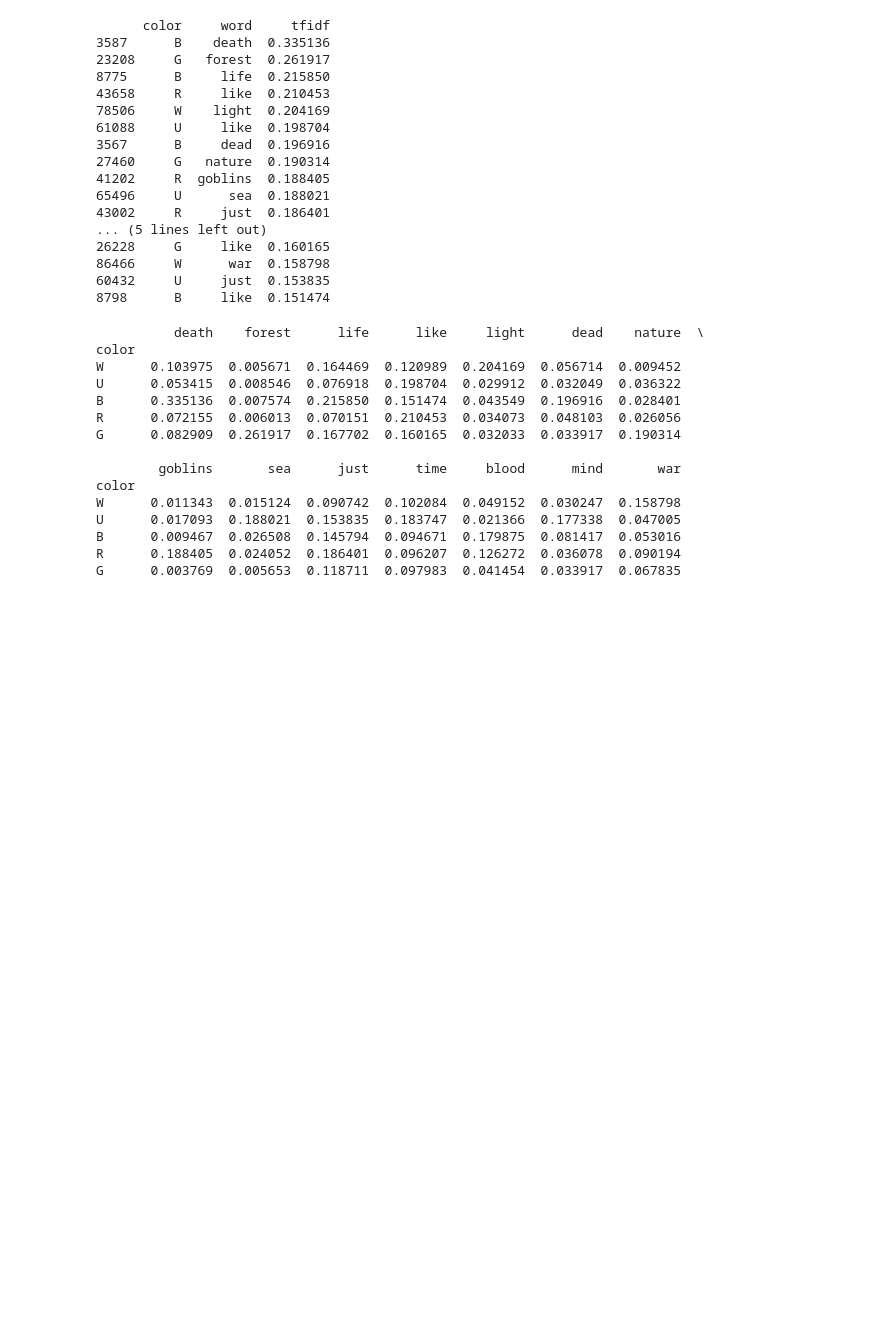
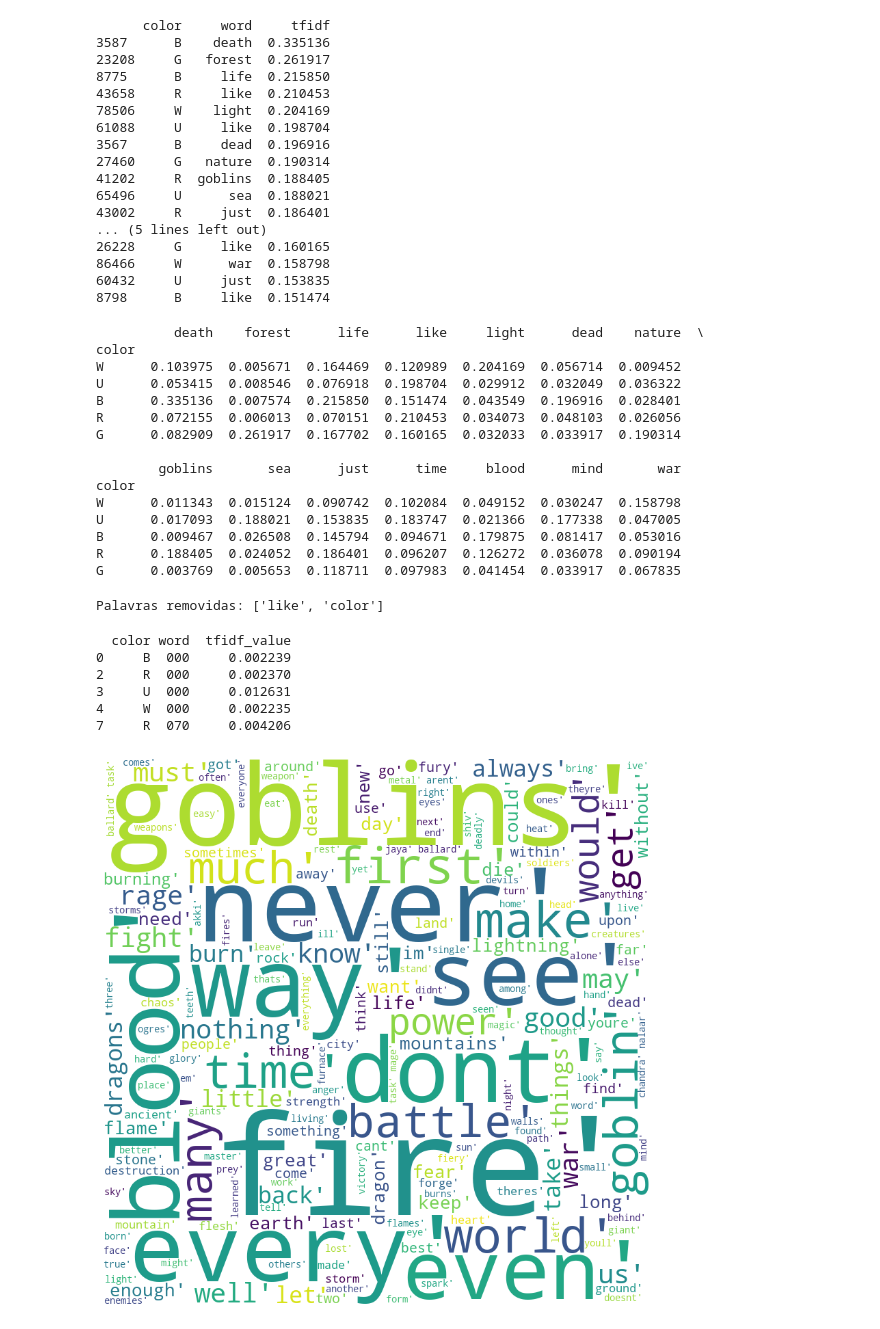
Before and after one commit to JoaoVitorFigueiredo/MagicColourAnalisis_TextMining, a Jupyter notebook: codigo.ipynb, the cells around one changed output. Drawn from its saved outputs; the diff is of its cells as text; code cells hidden in the pictures; blank space fills up the shorter version.

```diff
--- a/codigo.ipynb
+++ b/codigo.ipynb
@@ -199,12 +199,6 @@ Coluna: multiverse_id
 
 Coluna: recursion
 [False  True]
-# %%
-def preprocess(text, stop_words):
-    text = re.sub(r'[^\w\s]', '', text.lower())  # Remove pontuação e converte para minúsculas
-    tokens = word_tokenize(text)  # Tokeniza o texto
-    filtered_tokens = [word for word in tokens if word not in stop_words]  # Remove as stop words
-    return filtered_tokens
 # %%
 # Certifique-se de que os dados estão em formato de string antes de processar
 df["flavor"] = df["flavor"].astype(str)  # Converte para string, caso não esteja
@@ -212,12 +206,16 @@ df["flavor"] = df["flavor"].astype(str)  # Converte para string, caso não estej
 # Definir stop words
 stop_words = set(stopwords.words("english"))  # Necessário baixar as stop words antes
 
+print(stop_words)
+stop_words.add('one')
+
 # Define a função de preprocessamento
 def preprocess(text, stop_words):
     # Remove pontuação e converte para minúsculas
     text = re.sub(r'[^\w\s]', '', text.lower())
     # Tokeniza o texto
     tokens = word_tokenize(text)
+    print(tokens)
     # Remove as stop words
     filtered_tokens = [word for word in tokens if word not in stop_words]
     return filtered_tokens
@@ -343,6 +341,64 @@ U      0.017093  0.188021  0.153835  0.183747  0.021366  0.177338  0.047005
 B      0.009467  0.026508  0.145794  0.094671  0.179875  0.081417  0.053016
 R      0.188405  0.024052  0.186401  0.096207  0.126272  0.036078  0.090194
 G      0.003769  0.005653  0.118711  0.097983  0.041454  0.033917  0.067835
+# %%
+# Calcular a soma dos valores de TF-IDF para cada palavra
+tfidf_sum = tfidf_df.sum(axis=0)
+
+# Identificar palavras a remover: TF-IDF > 0.1 em todas as cores e soma > 0.6
+words_to_remove = []
+
+for word in tfidf_df.columns:
+    if all(tfidf_df[word] > 0.1) and tfidf_sum[word] > 0.6:
+        words_to_remove.append(word)
+
+# Função para remover as palavras da lista
+def remove_words(flavor_list, words_to_remove):
+    return [word for word in flavor_list if word not in words_to_remove]
+
+words_to_remove.append('color')
+# Remover as palavras identificadas
+filtered_tfidf_df = tfidf_df.drop(columns=words_to_remove)
+
+# Aplicar a função à coluna 'processed_flavor'
+df['processed_flavor'] = df['processed_flavor'].apply(lambda x: remove_words(x, words_to_remove))
+
+# Exibir as palavras removidas
+print("Palavras removidas:", words_to_remove)
+# %% [output]
+Palavras removidas: ['like', 'color']
+# %%
+import pandas as pd
+
+# Calcular a soma dos valores de TF-IDF para cada palavra
+tfidf_sum = filtered_tfidf_df.sum(axis=0)
+
+# Identificar palavras a remover: TF-IDF > 0.1 em todas as cores e soma > 0.6
+words_to_remove = []
+
+for word in filtered_tfidf_df.columns:
+    if all(filtered_tfidf_df[word] > 0.1) and tfidf_sum[word] > 0.6:
+        words_to_remove.append(word)
+
+# Remover as palavras identificadas
+filtered_tfidf_df_df = filtered_tfidf_df.drop(columns=words_to_remove)
+
+# Agora, reorganizar as palavras em uma coluna, mantendo as cores nas linhas
+# "melt" transforma as colunas em uma única coluna de palavras e uma coluna de cores
+melted_df = filtered_tfidf_df.reset_index().melt(id_vars=['color'], var_name='word', value_name='tfidf_value')
+
+# Remover as linhas com valor de TF-IDF 0 (não precisam ser exibidas)
+melted_df = melted_df[melted_df['tfidf_value'] > 0]
+
+# Exibir o DataFrame reorganizado
+print(melted_df.head())
+# %% [output]
+  color word  tfidf_value
+0     B  000     0.002239
+2     R  000     0.002370
+3     U  000     0.012631
+4     W  000     0.002235
+7     R  070     0.004206
 # %%
 
 # Codigo bem rudimentar -> não usa o pmi(?) e tira manualmente as stopwords
@@ -379,7 +435,9 @@ def make_word_map(col, df):
 
     plt.show()
 # %%
-color = "U"
+color = "R"
 df_cor = df[df["color"] == color]
 
-make_word_map("flavor", df_cor)
+make_word_map("processed_flavor", df_cor)
+# %% [output]
+[figure, added]
```
Also changed, not shown: parts of 1 cell of this notebook.
